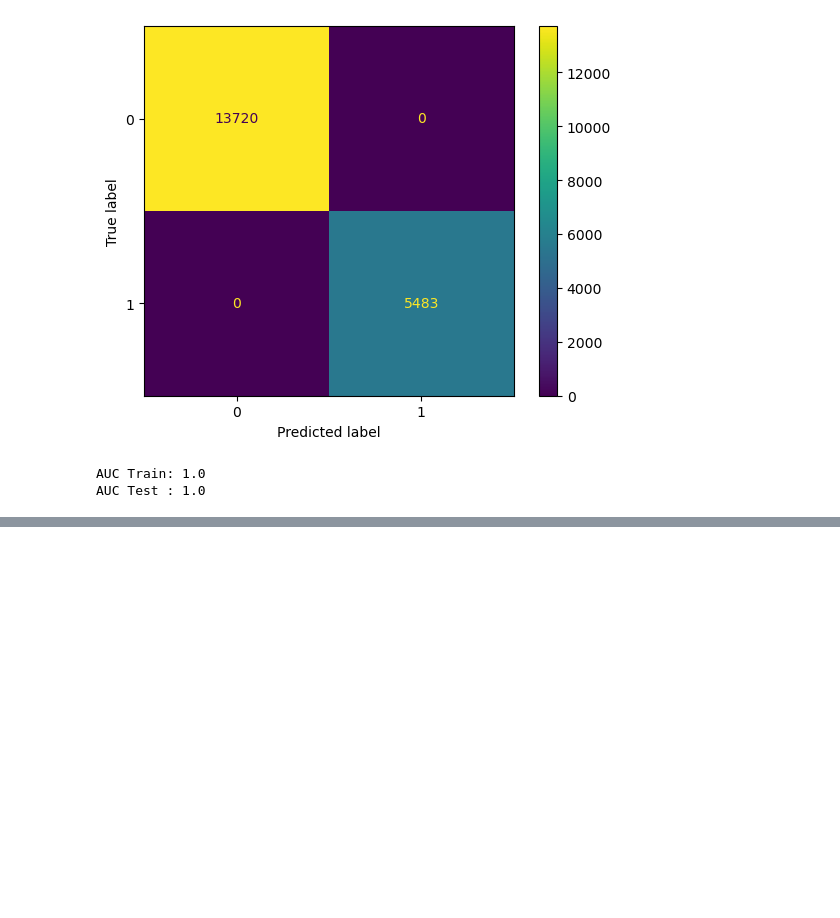
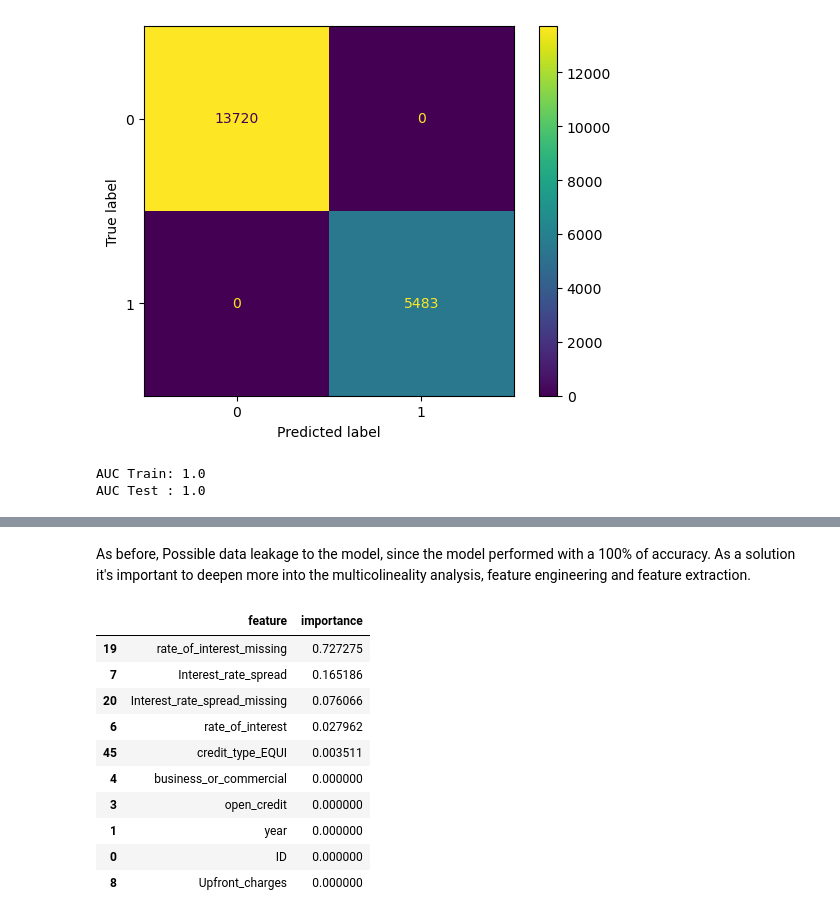
Before and after one commit to DaiaPrado/loan_default_predictor, a Jupyter notebook: loan_default.ipynb, the cells around one changed output, grey strips where cells are left out. Cells and saved outputs as stored; diff of their text form; code cells hidden in the pictures; blank space fills up the shorter version.

```diff
--- a/loan_default.ipynb
+++ b/loan_default.ipynb
@@ -762,6 +868,22 @@ y_na = num_df_na.iloc[:, -1]
+# %% [markdown]
+As before, Possible data leakage to the model, since the model performed with a 100% of accuracy. As a solution it's important to deepen more into the multicolineality analysis, feature engineering and feature extraction.
 # %%
-# Which variables distinguish clients that pay vs the ones that don't pay.
+# check the most relevant features that the model saw
+xgb_importance = pd.DataFrame({
+    "feature": xgb_model.feature_names_in_,
+    "importance": xgb_model.feature_importances_
+}).sort_values("importance", ascending=False)
 
-# evalúa y compara ambos
-
-# saca las features que tuvieron mayor importancia para distinguir
+xgb_importance.head(10)
+# %% [output]
+|  | feature | importance |
+| 19 | rate_of_interest_missing | 0.727275 |
+| 7 | Interest_rate_spread | 0.165186 |
+| 20 | Interest_rate_spread_missing | 0.076066 |
+| 6 | rate_of_interest | 0.027962 |
+| 45 | credit_type_EQUI | 0.003511 |
+| 4 | business_or_commercial | 0.000000 |
+| 3 | open_credit | 0.000000 |
+| 1 | year | 0.000000 |
+| 0 | ID | 0.000000 |
+| 8 | Upfront_charges | 0.000000 |
```
Also changed, not shown: parts of 17 cells of this notebook.
